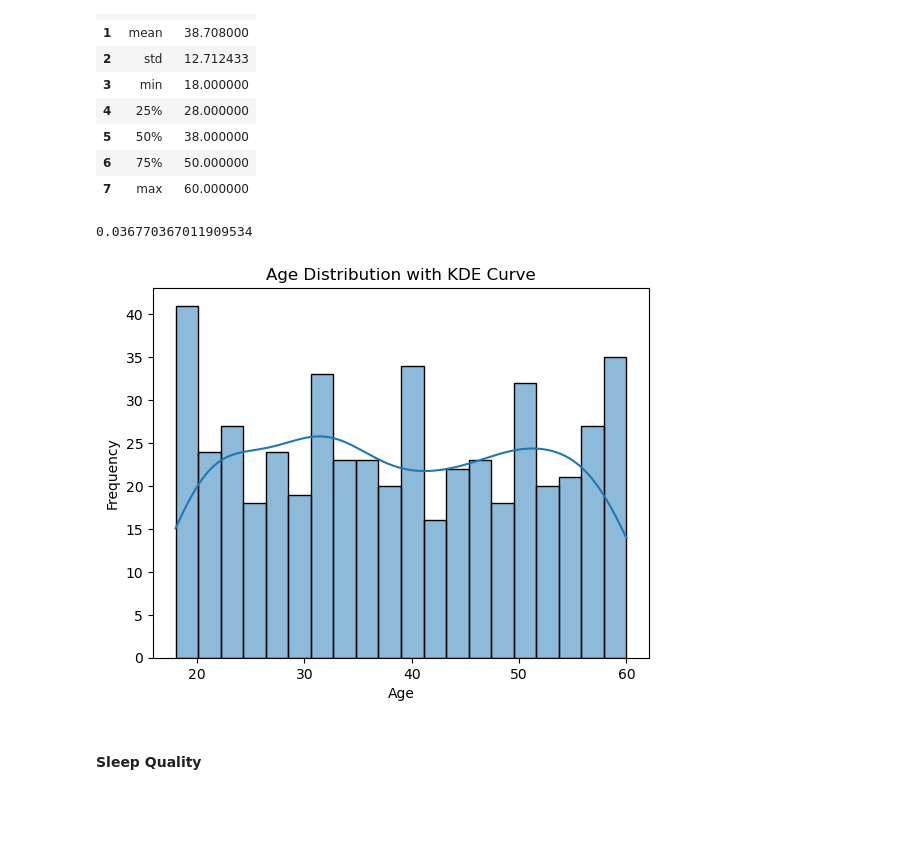
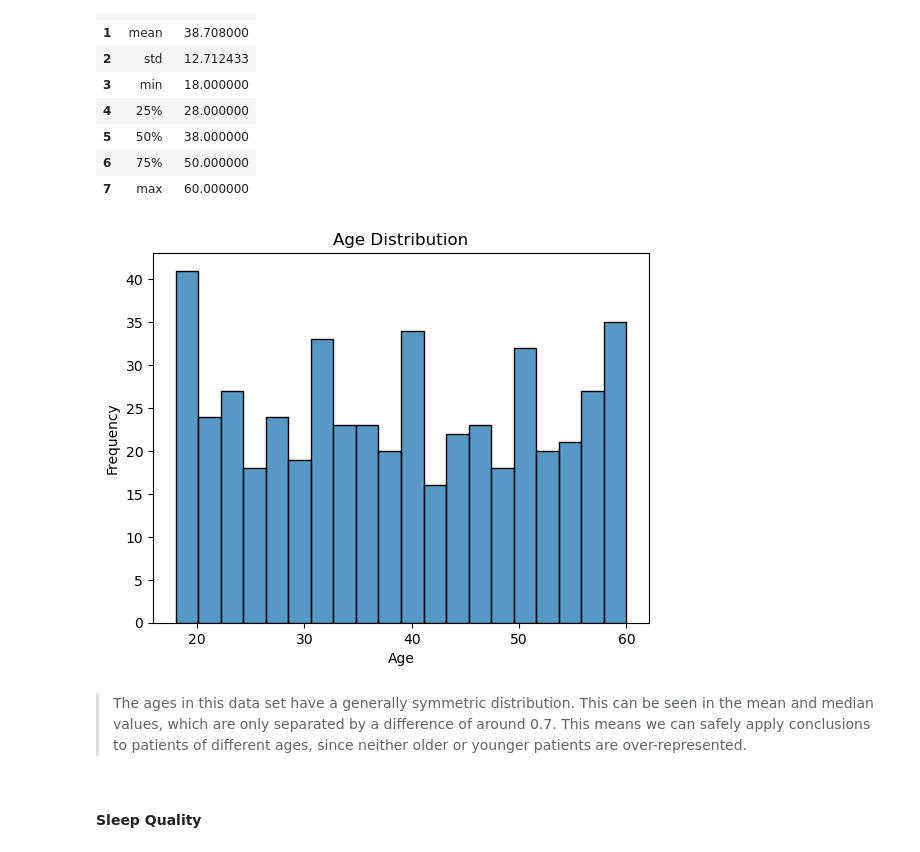
Before and after one commit to deenoe/mental-health_exploration, a Jupyter notebook: mental_health_analysis/mental-health_exploration.ipynb, the cells around one changed output. Saved outputs shown, nothing was run; the diff lists cells and outputs as text; code cells hidden in the pictures; blank space fills up the shorter version.

```diff
--- a/mental_health_analysis/mental-health_exploration.ipynb
+++ b/mental_health_analysis/mental-health_exploration.ipynb
@@ -100,5 +107,0 @@ df['Age Group'] = pd.cut(df['Age'], bins=bins, labels=labels, include_lowest=Tru
-# %%
-bins = [0, 1, 3, 5, 10]
-labels = ['Sedentary', 'Low Activity', 'Moderate Activity', 'High Activity'] # (0-1, 2-3, 3-5, 5+)
-
-df['Activity Group'] = pd.cut(df['Physical Activity (hrs/week)'], bins=bins, labels=labels, right=True)
@@ -119,16 +124,16 @@ df['Age'].describe().reset_index()
 | 6 | 75% | 50.000000 |
 | 7 | max | 60.000000 |
 # %%
-print(df['Age'].skew())
-sns.histplot(data=df, x='Age', kde=True, bins=20 , edgecolor='black')
+sns.histplot(data=df, x='Age', bins=20 , edgecolor='black')
 
-plt.title('Age Distribution with KDE Curve')
+plt.title('Age Distribution')
 plt.xlabel('Age')
 plt.ylabel('Frequency')
 plt.show()
 # %% [output]
-0.036770367011909534
-[figure, old version]
+[figure, new version]
+# %% [markdown]
+> The ages in this data set have a generally symmetric distribution. This can be seen in the mean and median values, which are only separated by a difference of around 0.7. This means we can safely apply conclusions to patients of different ages, since neither older or younger patients are over-represented.
 # %% [markdown]
 #### Sleep Quality
 # %%
```
Also changed, not shown: parts of 30 cells of this notebook.
